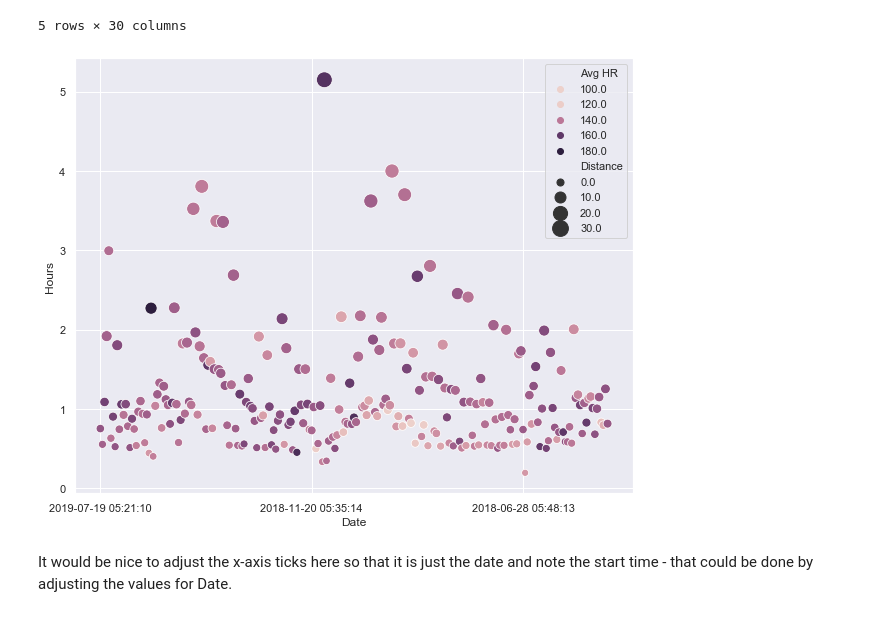
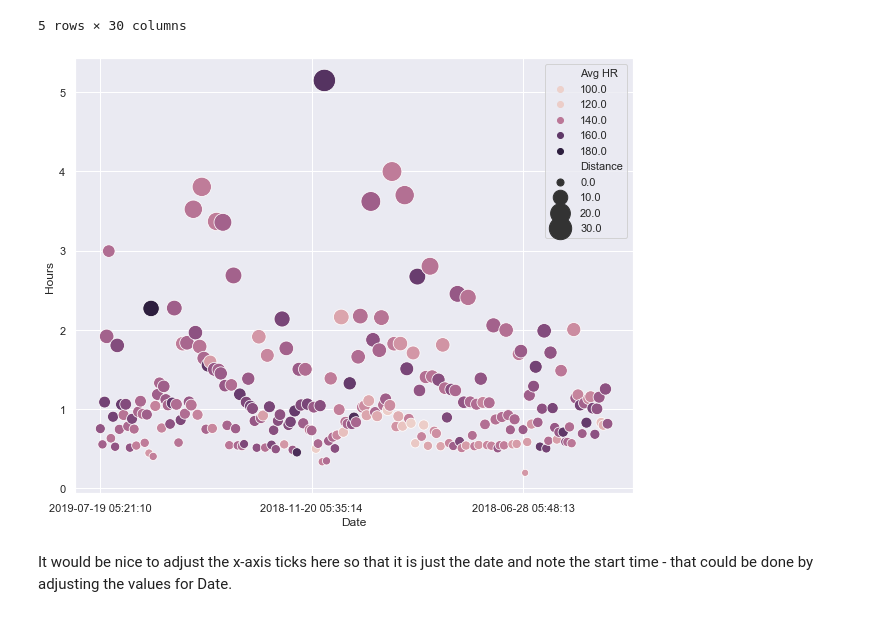
Before and after one commit to virgilpierce/STAT_411, a Jupyter notebook: 1 - Intro and Motivating Ex.ipynb, the cells around one changed output. Drawn from its saved outputs; the diff is of its cells as text; code cells hidden in the pictures.

```diff
--- a/1 - Intro and Motivating Ex.ipynb
+++ b/1 - Intro and Motivating Ex.ipynb
@@ -808,15 +808,15 @@ run.loc[:, 'Avg HR'] = list(map(eval, run.loc[:, 'Avg HR'] ))
 # %%
 import matplotlib.ticker as ticker
 
 sn.set_style()
 fig, axes = plt.subplots(1, 1, figsize=(10, 8));
 
 sn.scatterplot(x='Date', y='Hours', size='Distance', hue='Avg HR',
-               sizes = (50, 250), data=run, ax=axes);
+               sizes = (50, 500), data=run, ax=axes);
 
 axes.xaxis.set_major_locator(plt.MultipleLocator(100))
 # %% [output]
-[figure, old version]
+[figure, new version]
 # %% [markdown]
 It would be nice to adjust the x-axis ticks here so that it is just the date and note the start time - that could be done by adjusting the values for Date.
 # %% [markdown]
```
